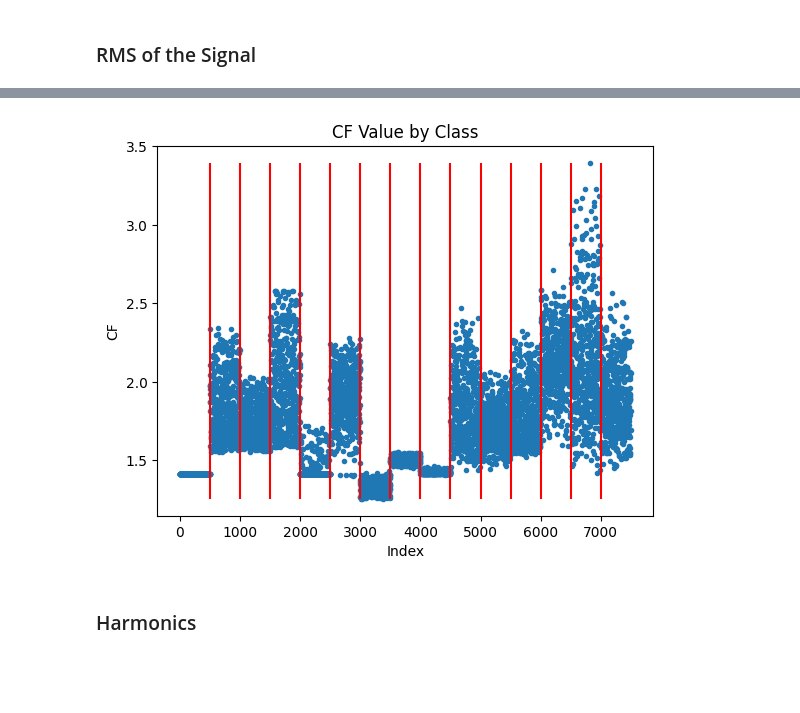
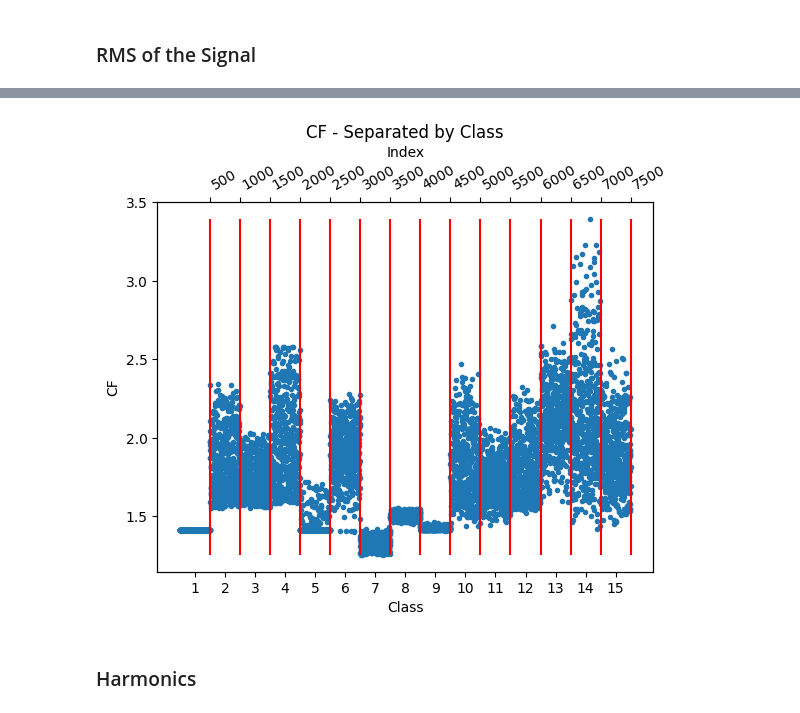
Before and after one commit to oconnord12/EE_234_Final_Project, a Jupyter notebook: PQD_EDA.ipynb, the cells around one changed output, grey strips where cells are left out. Drawn from its saved outputs; the diff is of its cells as text; code cells hidden in the pictures; blank space fills up the shorter version.

```diff
--- a/PQD_EDA.ipynb
+++ b/PQD_EDA.ipynb
@@ -14,7 +20,8 @@ import pandas as pd
 import matplotlib.pyplot as plt
 import numpy as np
 # %%
-data_df = pd.read_csv('Data/PQData.csv')
-labels_df = pd.read_csv('Data/PQLabel.csv')
+#load in the dataframes
+data_df = pd.read_csv('Data/PQData.csv',header=None)
+labels_df = pd.read_csv('Data/PQLabel.csv',header=None)
 data_df.head()
 # %% [output]
@@ -168,17 +196,37 @@ plt.show()
 # %%
 #find max value across signal and divide by RMS
 labels_and_feats_df['CF'] = np.max(data_array,axis=1) / labels_and_feats_df['RMS_signal']
 
-#plotting
-class_sep_lines = [500 * i for i in range(1,15)]
-plt.plot(labels_and_feats_df['CF'].values, '.')
-plt.vlines(x=class_sep_lines, ymin=labels_and_feats_df['CF'].min(), ymax=labels_and_feats_df['CF'].max(), colors='r')
-plt.xlabel('Index')
-plt.ylabel('CF')
-plt.title('CF Value by Class')
+
+
+class_sep_lines = [500 * i for i in range(1, 16)]  #class seperation lines
+class_labels = [500 * i - 250 for i in range(1, 16)] #class indices
+
+fig, ax1 = plt.subplots()
+
+#plot crest factor
+ax1.plot(labels_and_feats_df['CF'].values, '.')
+ax1.vlines(x=class_sep_lines, ymin=labels_and_feats_df['CF'].min(), ymax=labels_and_feats_df['CF'].max(), colors='r')
+ax1.set_xlabel('Class')
+ax1.set_ylabel('CF')
+ax1.set_title('CF - Separated by Class')
+
+#set ckass labels
+ax1.set_xticks(class_labels)
+ax1.set_xticklabels(range(1, 16))
+
+#add second axis
+ax2 = ax1.twiny()
+ax2.set_xlim(ax1.get_xlim())
+ax2.set_xticks(class_sep_lines)
+ax2.set_xticklabels(class_sep_lines)
+ax2.set_xlabel('Index')
+plt.setp(ax2.get_xticklabels(), rotation=30, ha='left')
+
+plt.savefig('CF.png')
 plt.show()
 # %% [output]
-[figure, old version]
+[figure, new version]
 # %% [markdown]
 ### Harmonics
 # %% [markdown]
```
Also changed, not shown: parts of 39 cells of this notebook.
